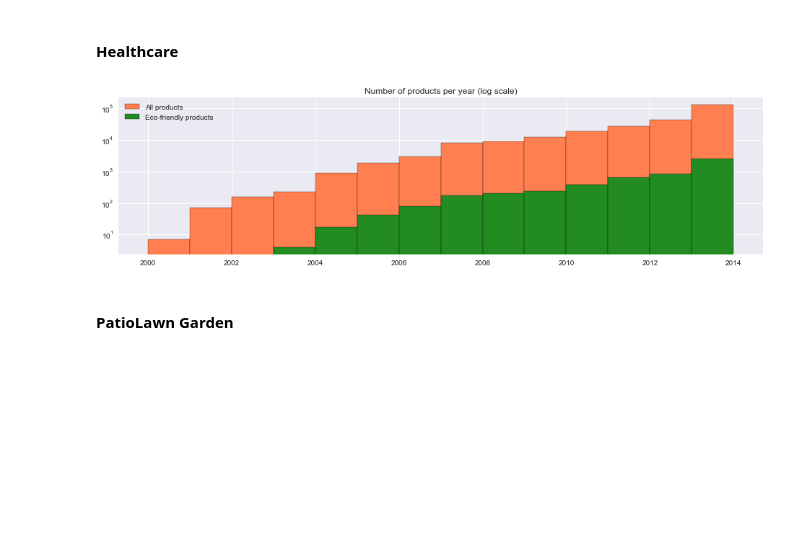
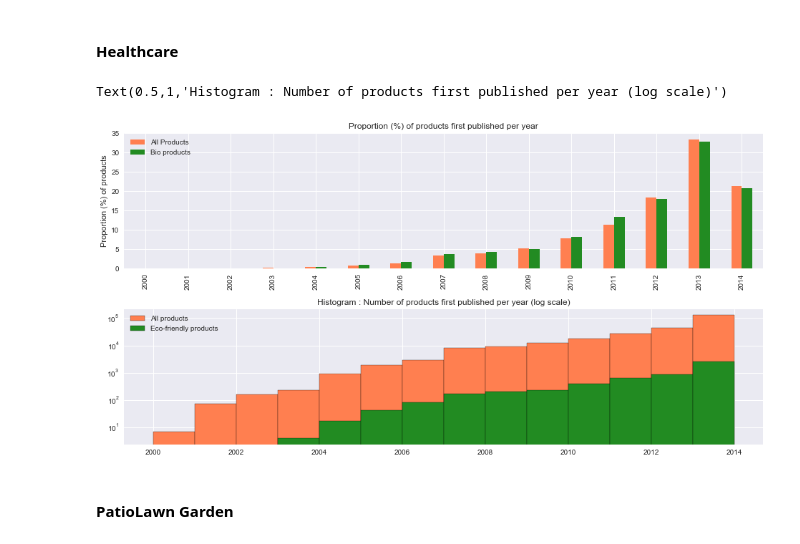
Before and after one commit to MaxencePPierre/ada-project, a Jupyter notebook: project_general.ipynb, the cells around one changed output. Saved outputs shown, nothing was run; the diff lists cells and outputs as text; code cells hidden in the pictures; blank space fills up the shorter version.

```diff
--- a/project_general.ipynb
+++ b/project_general.ipynb
@@ -404,27 +427,50 @@ plt.show()
 
 **Healthcare**
 # %%
+# Compute and aggregate first review --> publication year of the product : Ecofriendly products
 healthcarebio_firstrev = healthcare_review_product_join.groupBy("asin").agg(sqlf.min("unixReviewTime"))
 healthcarebio_firstrev_pd = healthcarebio_firstrev.toPandas()
 healthcarebio_firstrev_pd['Year'] = pd.to_datetime(healthcarebio_firstrev_pd['min(unixReviewTime)'],unit='s').map(lambda x: x.year)
+healthcarebio_firstrev_pd = healthcarebio_firstrev_pd.drop('min(unixReviewTime)', axis=1)
 
+
+# Compute and aggregate first review --> publication year of the product : All products
 healthcareall_firstrev = healthcare_reviews.groupBy("asin").agg(sqlf.min("unixReviewTime"))
 healthcareall_firstrev_pd = healthcareall_firstrev.toPandas()
 healthcareall_firstrev_pd['Year'] = pd.to_datetime(healthcareall_firstrev_pd['min(unixReviewTime)'],unit='s').map(lambda x: x.year)
+healthcareall_firstrev_pd = healthcareall_firstrev_pd.drop('min(unixReviewTime)', axis=1)
+# %%
+#Compute Histogram of ecofriendly products publication years
+healthcarebio_firstrev_index = np.sort(healthcarebio_firstrev_pd['Year'].unique())
+healthcarebio_firstrev_histogram,_ = np.histogram(healthcarebio_firstrev_pd['Year'], len(healthcarebio_firstrev_index), density=True)
+
+healthcarebio_firstrev_serie = pd.Series(healthcarebio_firstrev_histogram, index=healthcarebio_firstrev_index)*100
+healthcarebio_firstrev_serie = healthcarebio_firstrev_serie.sort_index()
+
+#Compute Histogram of all products publication years
+healthcareall_firstrev_index = np.sort(healthcareall_firstrev_pd['Year'].unique())
+healthcareall_firstrev_histogram,_ = np.histogram(healthcareall_firstrev_pd['Year'], len(healthcareall_firstrev_index), density=True)
+
+# Merge the 2 histograms in a dataframe
+healthcare_firstrev_histogram = pd.DataFrame(healthcareall_firstrev_histogram, index=healthcareall_firstrev_index, columns=['All Products']) *100
+healthcare_firstrev_histogram['Ecofriendly products'] = healthcarebio_firstrev_serie
+healthcare_firstrev_histogram = healthcare_firstrev_histogram.fillna(0)
 # %%
-fig, axes = plt.subplots(1,1)
-fig.set_size_inches(16,4)
+fig, axes = plt.subplots(2,1)
+fig.set_size_inches(16,8)
 
-ax = healthcareall_firstrev_pd.hist("Year", log=True, color="coral", edgecolor='black',bins=14, ax=axes)
-healthcarebio_firstrev_pd.hist("Year", color="forestgreen", edgecolor='black', log=True,bins=11,ax=ax)
+ax1 = healthcare_firstrev_histogram.plot(kind='bar',color=['coral','forestgreen'], ax=axes[0])
+ax1.set_title("Proportion (%) of products first published per year")
+ax1.set_ylabel("Proportion (%) of products")
 
-plt.title('Number of products per year (log scale)')
-axes.legend(['All products',"Eco-friendly products"])
+ax2 = healthcareall_firstrev_pd.hist("Year", log=True, color="coral", edgecolor='black',bins=14, ax=axes[1])
+healthcarebio_firstrev_pd.hist("Year", color="forestgreen", edgecolor='black', log=True,bins=11,ax=ax2)
 
-
-plt.show()
+plt.legend(['All products',"Eco-friendly products"])
+plt.title('Histogram : Number of products first published per year (log scale)')
 # %% [output]
+Text(0.5,1,'Histogram : Number of products first published per year (log scale)')
-[figure, old version]
+[figure, new version]
 # %% [markdown]
 <br>
 
```
Also changed, not shown: parts of 76 cells of this notebook.
